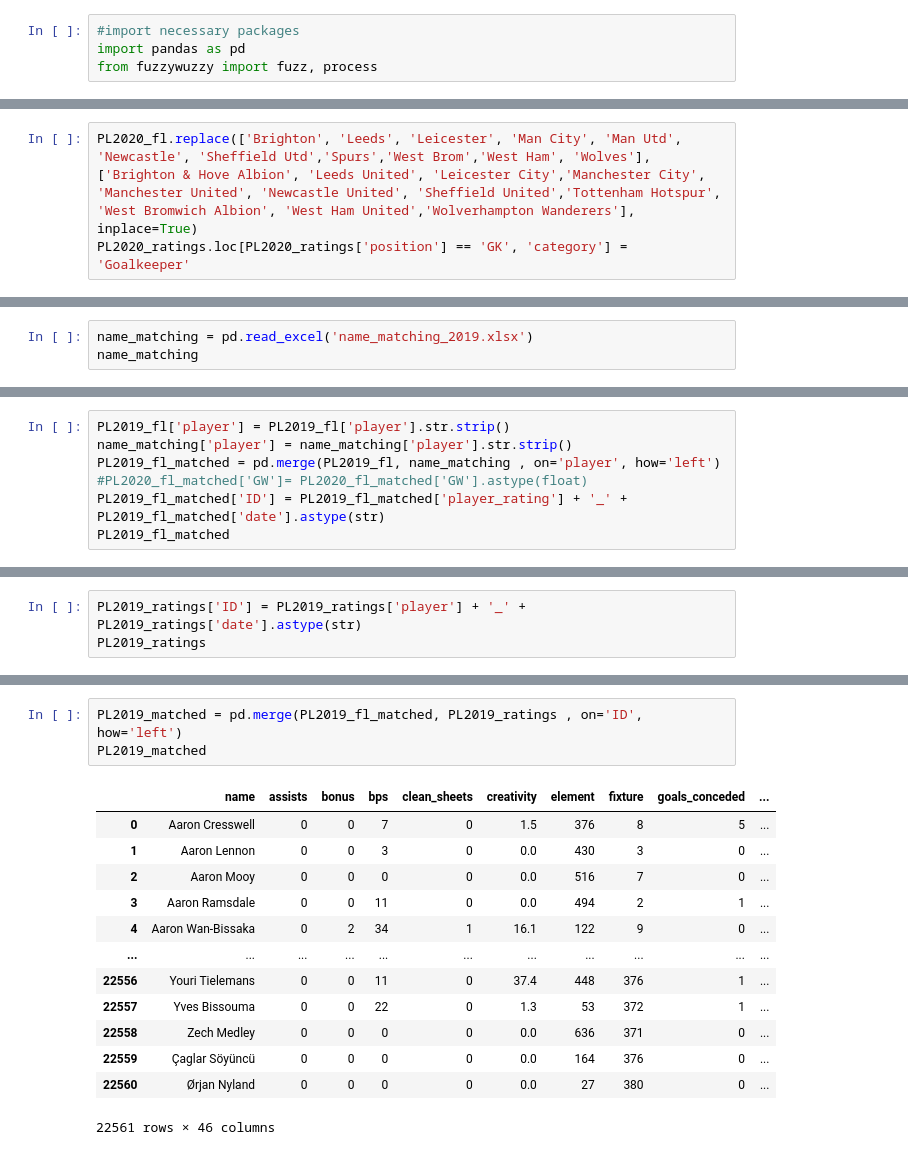
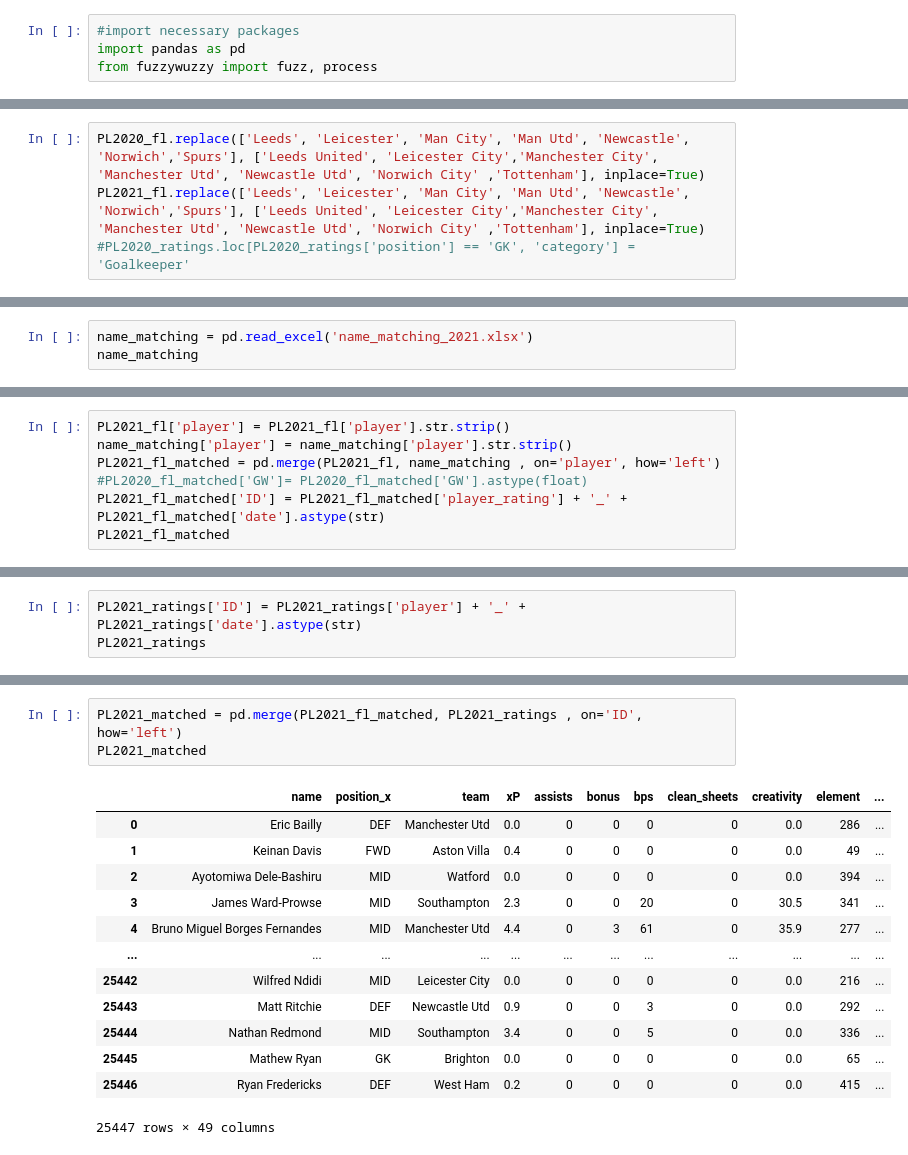
Before and after one commit to Giuliano99/Masterarbeit, a Jupyter notebook: NameMatching.ipynb, the cells around one changed output, grey strips where cells are left out. Drawn from its saved outputs; the diff is of its cells as text.

```diff
--- a/NameMatching.ipynb
+++ b/NameMatching.ipynb
@@ -25,3 +40,4 @@ PL2021_fl['player'] = PL2020_fl['name']
 # %%
-PL2020_fl.replace(['Brighton', 'Leeds', 'Leicester', 'Man City', 'Man Utd', 'Newcastle', 'Sheffield Utd','Spurs','West Brom','West Ham', 'Wolves'], ['Brighton & Hove Albion', 'Leeds United', 'Leicester City','Manchester City', 'Manchester United', 'Newcastle United', 'Sheffield United','Tottenham Hotspur', 'West Bromwich Albion', 'West Ham United','Wolverhampton Wanderers'], inplace=True)
-PL2020_ratings.loc[PL2020_ratings['position'] == 'GK', 'category'] = 'Goalkeeper'
+PL2020_fl.replace(['Leeds', 'Leicester', 'Man City', 'Man Utd', 'Newcastle', 'Norwich','Spurs'], ['Leeds United', 'Leicester City','Manchester City', 'Manchester Utd', 'Newcastle Utd', 'Norwich City' ,'Tottenham'], inplace=True)
+PL2021_fl.replace(['Leeds', 'Leicester', 'Man City', 'Man Utd', 'Newcastle', 'Norwich','Spurs'], ['Leeds United', 'Leicester City','Manchester City', 'Manchester Utd', 'Newcastle Utd', 'Norwich City' ,'Tottenham'], inplace=True)
+#PL2020_ratings.loc[PL2020_ratings['position'] == 'GK', 'category'] = 'Goalkeeper'
@@ -199,4 +237,4 @@ out.to_excel('names_2020.xlsx')
 # %%
-name_matching = pd.read_excel('name_matching_2019.xlsx')
+name_matching = pd.read_excel('name_matching_2021.xlsx')
 name_matching
 # %% [output]
@@ -252,8 +290,8 @@ PL2019_fl
 # %%
-PL2019_fl['player'] = PL2019_fl['player'].str.strip()
+PL2021_fl['player'] = PL2021_fl['player'].str.strip()
 name_matching['player'] = name_matching['player'].str.strip()
-PL2019_fl_matched = pd.merge(PL2019_fl, name_matching , on='player', how='left')
+PL2021_fl_matched = pd.merge(PL2021_fl, name_matching , on='player', how='left')
 #PL2020_fl_matched['GW']= PL2020_fl_matched['GW'].astype(float)
-PL2019_fl_matched['ID'] = PL2019_fl_matched['player_rating'] + '_' + PL2019_fl_matched['date'].astype(str)
-PL2019_fl_matched
+PL2021_fl_matched['ID'] = PL2021_fl_matched['player_rating'] + '_' + PL2021_fl_matched['date'].astype(str)
+PL2021_fl_matched
 # %% [output]
@@ -273,5 +311,5 @@ PL2019_fl_matched
 # %%
-PL2019_ratings['ID'] = PL2019_ratings['player'] + '_' + PL2019_ratings['date'].astype(str)
-PL2019_ratings
+PL2021_ratings['ID'] = PL2021_ratings['player'] + '_' + PL2021_ratings['date'].astype(str)
+PL2021_ratings
 # %% [output]
 |  | player | position | age | minutes | Team | matchweek | category | Rating | date | ID |
@@ -290,18 +328,18 @@ PL2019_ratings
 # %%
-PL2019_matched = pd.merge(PL2019_fl_matched, PL2019_ratings , on='ID', how='left')
-PL2019_matched
+PL2021_matched = pd.merge(PL2021_fl_matched, PL2021_ratings , on='ID', how='left')
+PL2021_matched
 # %% [output]
-|  | name | assists | bonus | bps | clean_sheets | creativity | element | fixture | goals_conceded | ... |
-| 0 | Aaron Cresswell | 0 | 0 | 7 | 0 | 1.5 | 376 | 8 | 5 | ... |
-| 1 | Aaron Lennon | 0 | 0 | 3 | 0 | 0.0 | 430 | 3 | 0 | ... |
-| 2 | Aaron Mooy | 0 | 0 | 0 | 0 | 0.0 | 516 | 7 | 0 | ... |
-| 3 | Aaron Ramsdale | 0 | 0 | 11 | 0 | 0.0 | 494 | 2 | 1 | ... |
-| 4 | Aaron Wan-Bissaka | 0 | 2 | 34 | 1 | 16.1 | 122 | 9 | 0 | ... |
-| ... | ... | ... | ... | ... | ... | ... | ... | ... | ... | ... |
-| 22556 | Youri Tielemans | 0 | 0 | 11 | 0 | 37.4 | 448 | 376 | 1 | ... |
-| 22557 | Yves Bissouma | 0 | 0 | 22 | 0 | 1.3 | 53 | 372 | 1 | ... |
-| 22558 | Zech Medley | 0 | 0 | 0 | 0 | 0.0 | 636 | 371 | 0 | ... |
-| 22559 | Çaglar Söyüncü | 0 | 0 | 0 | 0 | 0.0 | 164 | 376 | 0 | ... |
-| 22560 | Ørjan Nyland | 0 | 0 | 0 | 0 | 0.0 | 27 | 380 | 0 | ... |
+|  | name | position_x | team | xP | assists | bonus | bps | clean_sheets | creativity | element | ... |
+| 0 | Eric Bailly | DEF | Manchester Utd | 0.0 | 0 | 0 | 0 | 0 | 0.0 | 286 | ... |
+| 1 | Keinan Davis | FWD | Aston Villa | 0.4 | 0 | 0 | 0 | 0 | 0.0 | 49 | ... |
+| 2 | Ayotomiwa Dele-Bashiru | MID | Watford | 0.0 | 0 | 0 | 0 | 0 | 0.0 | 394 | ... |
+| 3 | James Ward-Prowse | MID | Southampton | 2.3 | 0 | 0 | 20 | 0 | 30.5 | 341 | ... |
+| 4 | Bruno Miguel Borges Fernandes | MID | Manchester Utd | 4.4 | 0 | 3 | 61 | 0 | 35.9 | 277 | ... |
+| ... | ... | ... | ... | ... | ... | ... | ... | ... | ... | ... | ... |
+| 25442 | Wilfred Ndidi | MID | Leicester City | 0.0 | 0 | 0 | 0 | 0 | 0.0 | 216 | ... |
+| 25443 | Matt Ritchie | DEF | Newcastle Utd | 0.9 | 0 | 0 | 3 | 0 | 0.0 | 292 | ... |
+| 25444 | Nathan Redmond | MID | Southampton | 3.4 | 0 | 0 | 5 | 0 | 0.0 | 336 | ... |
+| 25445 | Mathew Ryan | GK | Brighton | 0.0 | 0 | 0 | 0 | 0 | 0.0 | 65 | ... |
+| 25446 | Ryan Fredericks | DEF | West Ham | 0.2 | 0 | 0 | 0 | 0 | 0.0 | 415 | ... |
-22561 rows × 46 columns
+25447 rows × 49 columns
 # %%
```
Also changed, not shown: parts of 27 cells of this notebook, 8 other files.
